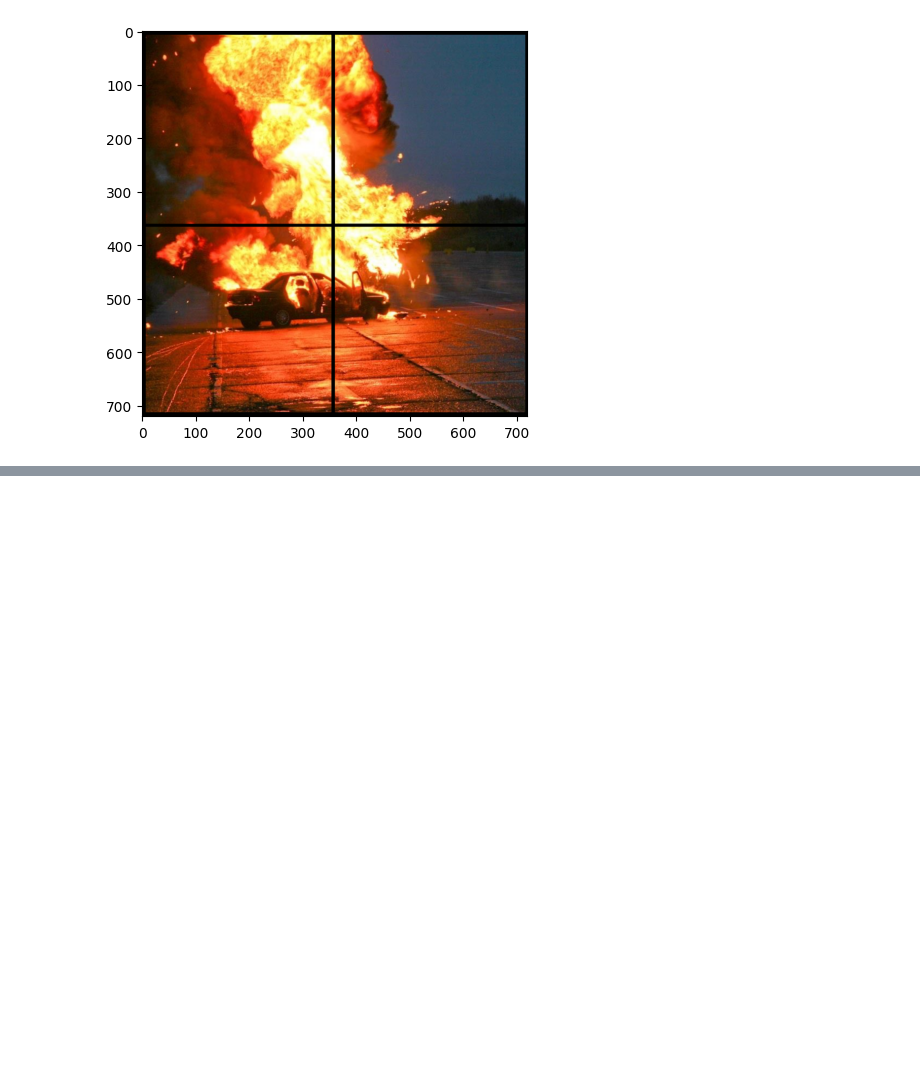
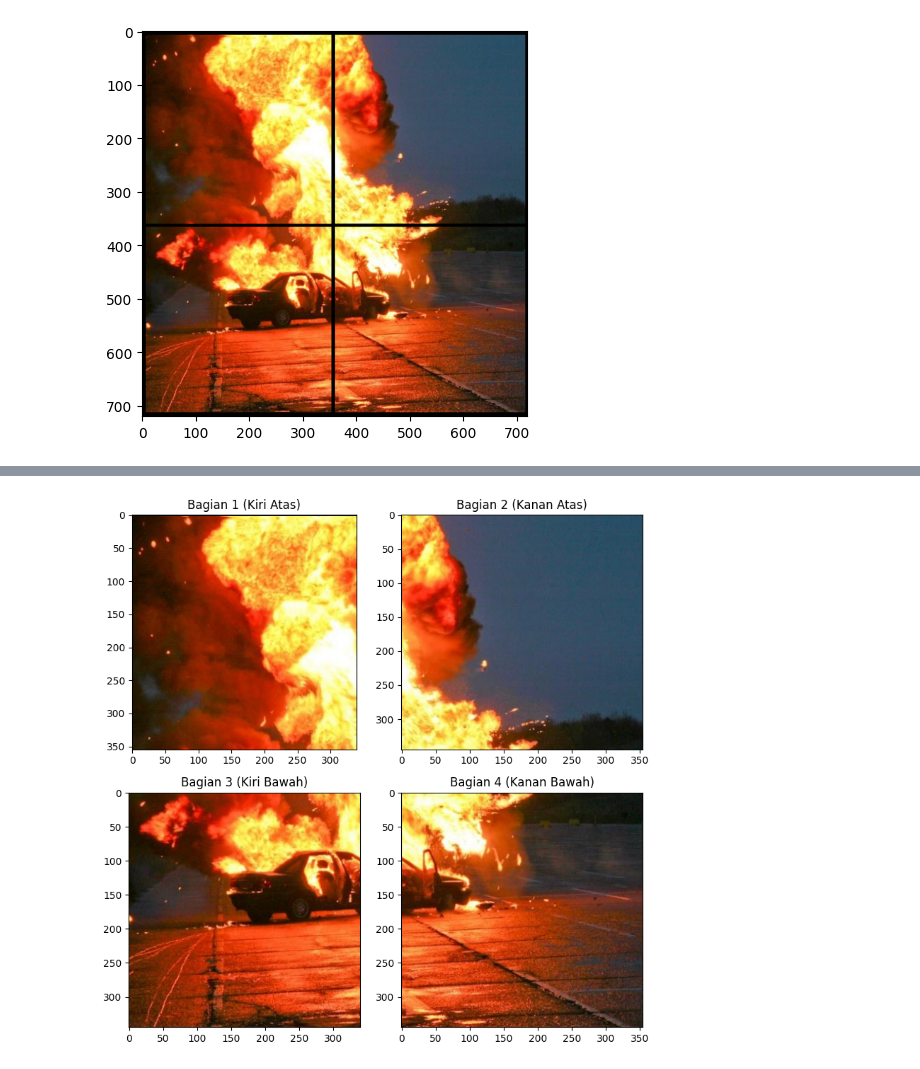
Before and after one commit to praktikum-pcd-2026/modul-2-jurnal-Khadjoe, a Jupyter notebook: Jurnal2.ipynb, the cells around one changed output, grey strips where cells are left out. Cells and saved outputs as stored; diff of their text form; code cells hidden in the pictures; blank space fills up the shorter version.

```diff
--- a/Jurnal2.ipynb
+++ b/Jurnal2.ipynb
@@ -138,0 +16,30 @@ plt.show()
+# %%
+
+# 1. Baca gambar asli
+citraA = cv2.imread('Assets/Meledak.png')
+citraA = cv2.cvtColor(citraA, cv2.COLOR_BGR2RGB)
+
+# 2. Ambil ukuran tinggi (h) dan lebar (w)
+h, w, _ = citraA.shape
+
+# 3. Tentukan titik tengah
+mid_h = h // 2
+mid_w = w // 2
+
+# 4. Potong gambar menjadi 4 bagian (Slicing)
+part1 = citraA[5:mid_h, 10:mid_w-10]      # Kiri Atas
+part2 = citraA[15:mid_h, mid_w:w-5]      # Kanan Atas
+part3 = citraA[mid_h+5:h-10, 10:mid_w-10]      # Kiri Bawah
+part4 = citraA[mid_h+5:h-10, mid_w:w-5]      # Kanan Bawah
+
+# 5. Tampilkan hasilnya dalam satu jendela untuk mengecek
+fig, axs = plt.subplots(2, 2, figsize=(8, 8))
+axs[0, 0].imshow(part1); axs[0, 0].set_title('Bagian 1 (Kiri Atas)')
+axs[0, 1].imshow(part2); axs[0, 1].set_title('Bagian 2 (Kanan Atas)')
+axs[1, 0].imshow(part3); axs[1, 0].set_title('Bagian 3 (Kiri Bawah)')
+axs[1, 1].imshow(part4); axs[1, 1].set_title('Bagian 4 (Kanan Bawah)')
+
+plt.tight_layout()
+plt.show()
+# %% [output]
+[figure, added]
```
Also changed, not shown: parts of 8 cells of this notebook.
